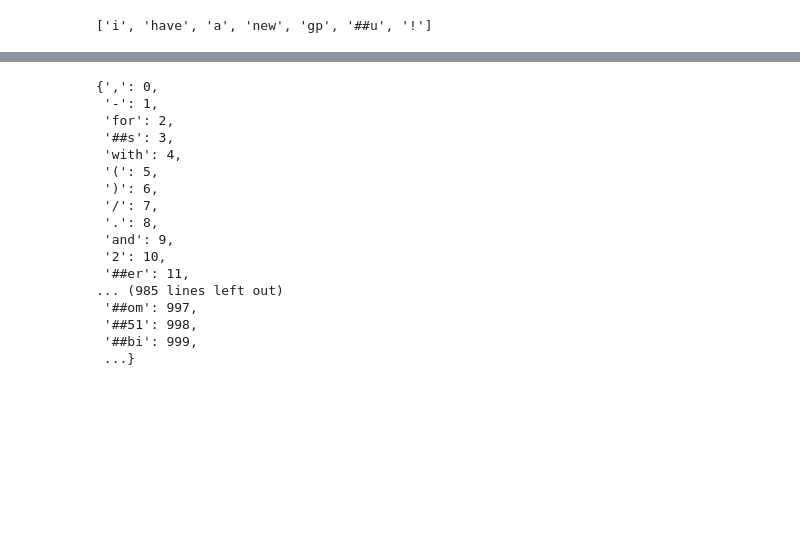
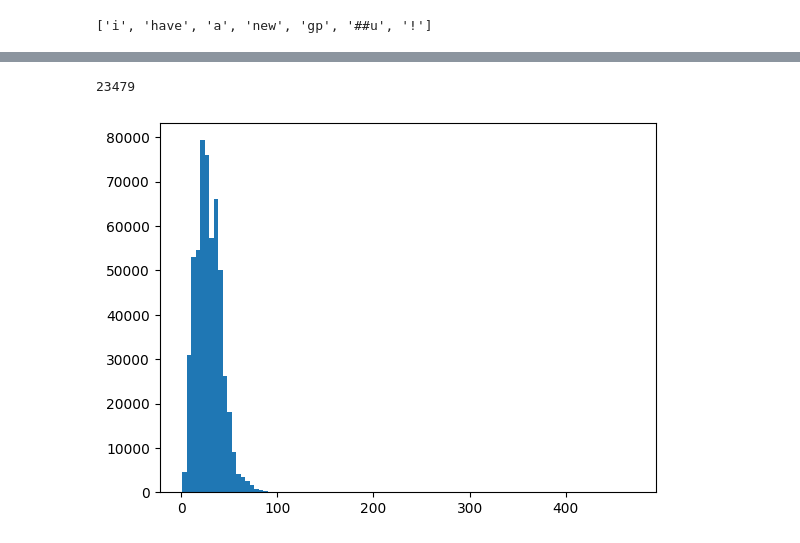
Before and after one commit to FengDSP/TextClassification, a Jupyter notebook: train.ipynb, the cells around one changed output, grey strips where cells are left out. Drawn from its saved outputs; the diff is of its cells as text; code cells hidden in the pictures; blank space fills up the shorter version.

```diff
--- a/train.ipynb
+++ b/train.ipynb
@@ -95,21 +100,10 @@ tokens_by_count = sorted([(v, i) for v, i in vocab_counts.items()], key=lambda x
 vocab = {token: i for i, (token, _) in enumerate(tokens_by_count)}
-# %%
-vocab
-# %% [output]
-{',': 0,
- '-': 1,
- 'for': 2,
- '##s': 3,
- 'with': 4,
- '(': 5,
- ')': 6,
- '/': 7,
- '.': 8,
- 'and': 9,
- '2': 10,
- '##er': 11,
-... (985 lines left out)
- '##om': 997,
- '##51': 998,
- '##bi': 999,
- ...}
+# %%
+len(vocab)
+# %% [output]
+23479
+# %%
+plt.hist([len(tokenized_title) for tokenized_title in df["tokenized_title"]], bins=100)
+plt.show()
+# %% [output]
+[figure, added]
```
Also changed, not shown: parts of 14 cells of this notebook.
